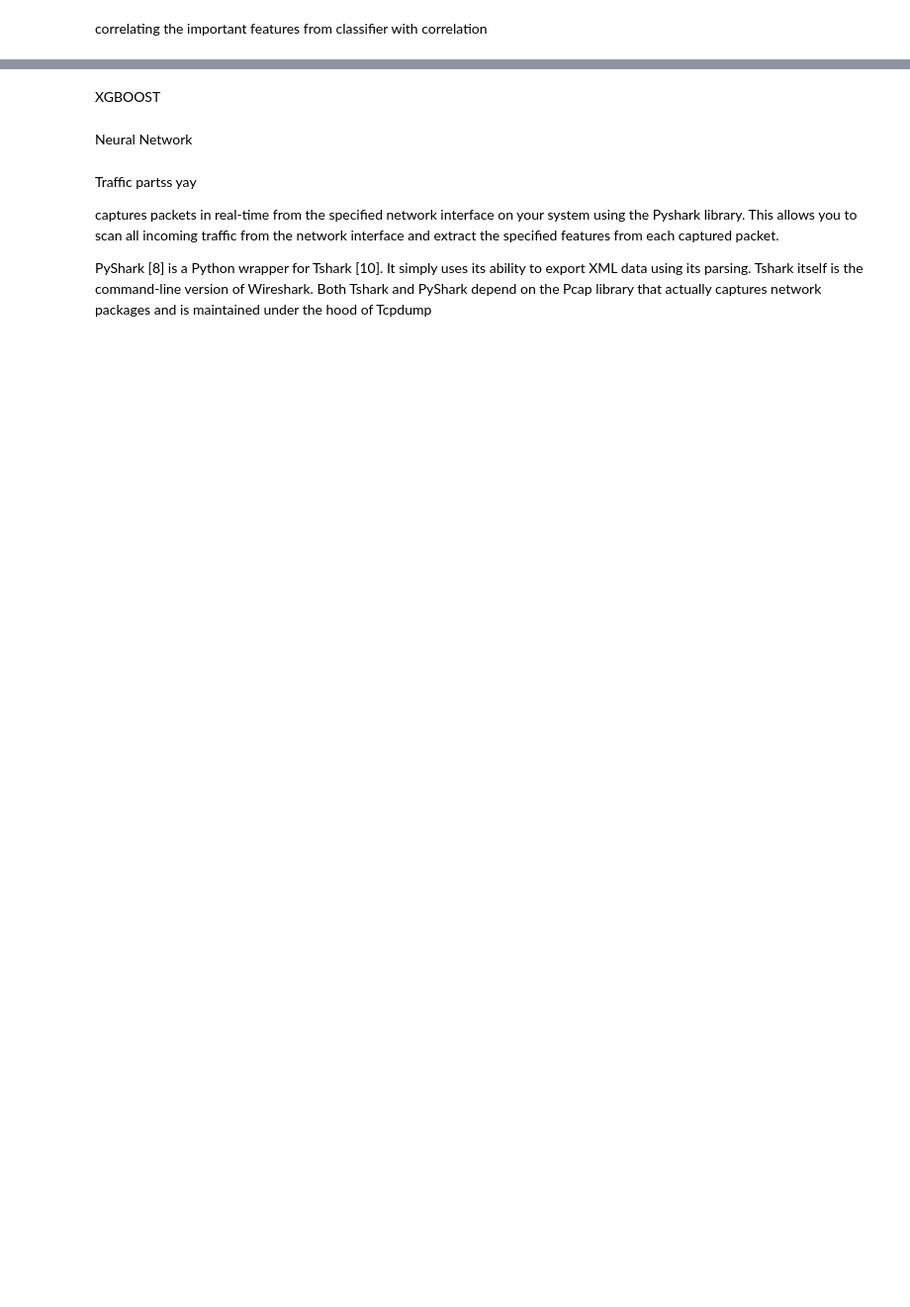
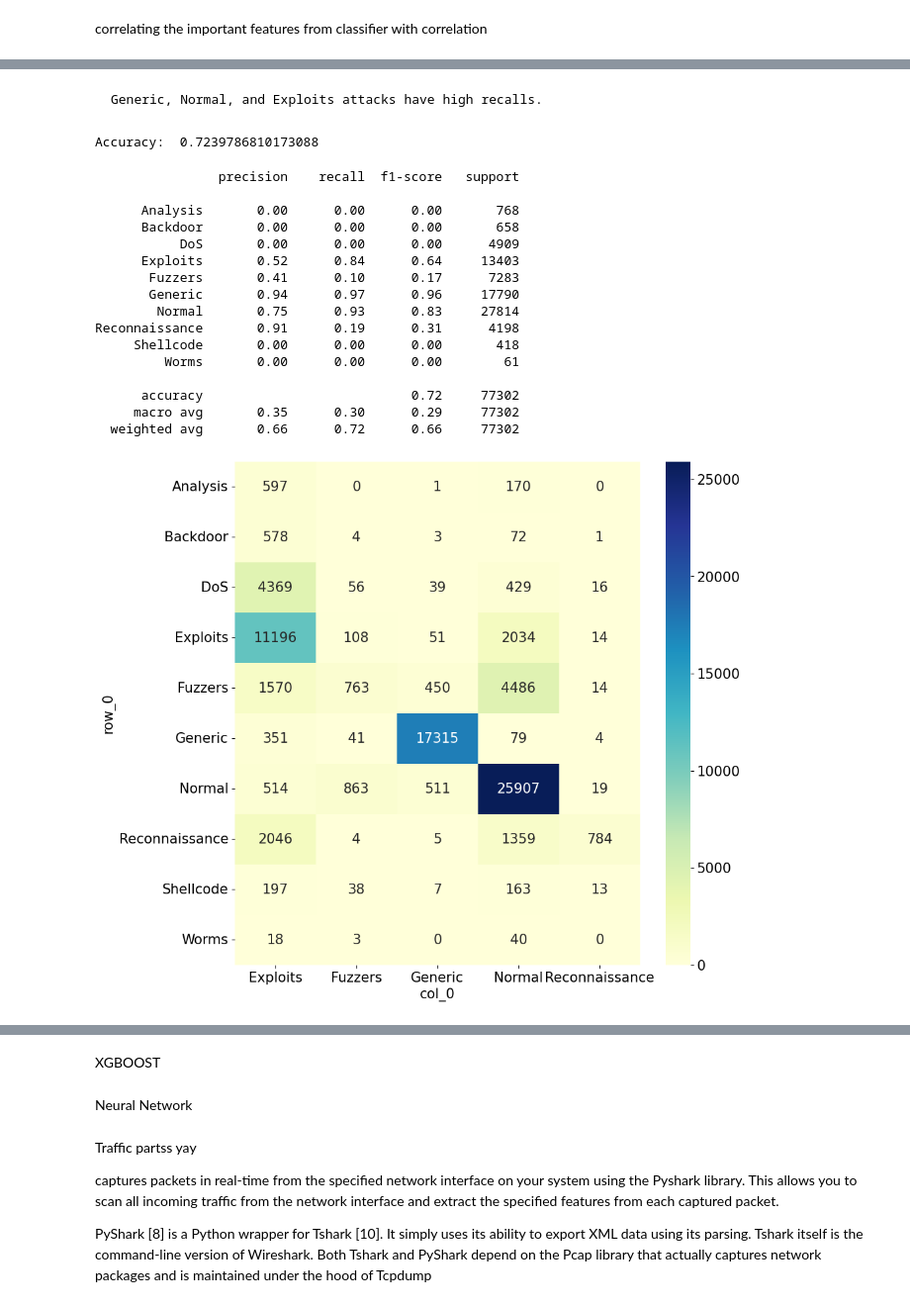
Before and after one commit to Abugahh/Detecting-Networks-Anomaly-using-ML, a Jupyter notebook: Project.ipynb, the cells around one changed output, grey strips where cells are left out. Shown at 99% size. Cells and saved outputs as stored; diff of their text form; code cells hidden in the pictures; blank space fills up the shorter version.

```diff
--- a/Project.ipynb
+++ b/Project.ipynb
@@ -1156,0 +1308,48 @@ correlating the important features from classifier with correlation
+# %% [markdown]
+
+
+    Generic, Normal, and Exploits attacks have high recalls.
+# %%
+top10= feature_imp.Name[:10].tolist()
+
+X = df.loc[:, df.columns.isin(top10)]
+
+y = df['attack_cat'].values
+
+X_train, X_test, y_train, y_test = train_test_split(X, y, test_size=0.3, random_state=11)
+
+rf = RandomForestClassifier(random_state=11,min_samples_leaf= 1, min_samples_split= 5, n_estimators= 10, max_depth=5)
+
+rf.fit(X_train, y_train)
+
+y_pred = rf.predict(X_test)
+
+acc = accuracy_score(y_test, y_pred)
+print("Accuracy: ", acc)
+
+report = classification_report(y_test, y_pred)
+print(report)
+
+cross = pd.crosstab(y_test,  y_pred)
+plt.figure(figsize=(10, 10))
+sns.heatmap(cross, annot=True,fmt='d', cmap="YlGnBu")
+plt.show()
+# %% [output]
+Accuracy:  0.7239786810173088
+                precision    recall  f1-score   support
+
+      Analysis       0.00      0.00      0.00       768
+      Backdoor       0.00      0.00      0.00       658
+           DoS       0.00      0.00      0.00      4909
+      Exploits       0.52      0.84      0.64     13403
+       Fuzzers       0.41      0.10      0.17      7283
+       Generic       0.94      0.97      0.96     17790
+        Normal       0.75      0.93      0.83     27814
+Reconnaissance       0.91      0.19      0.31      4198
+     Shellcode       0.00      0.00      0.00       418
+         Worms       0.00      0.00      0.00        61
+
+      accuracy                           0.72     77302
+     macro avg       0.35      0.30      0.29     77302
+  weighted avg       0.66      0.72      0.66     77302
+[figure, added]
```
Also changed, not shown: parts of 14 cells of this notebook, 2 other files.
